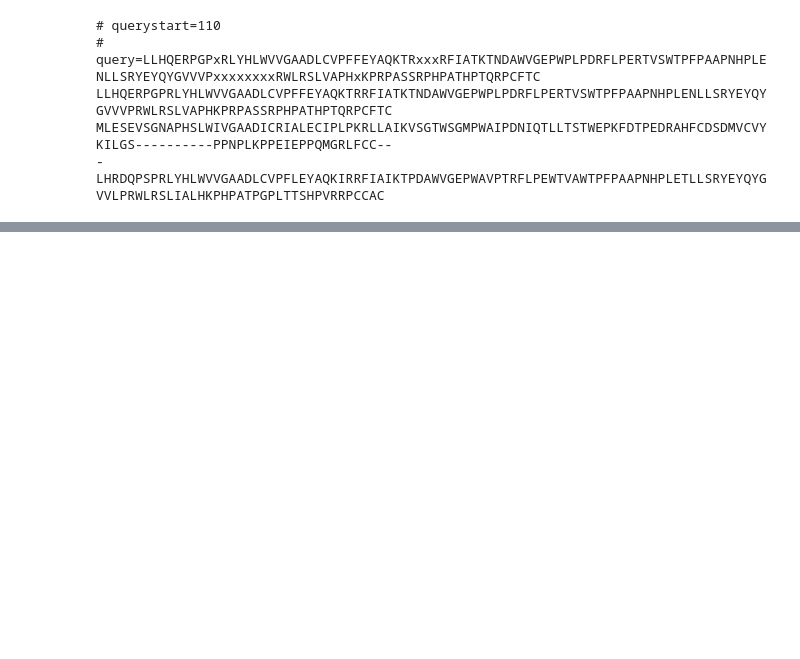
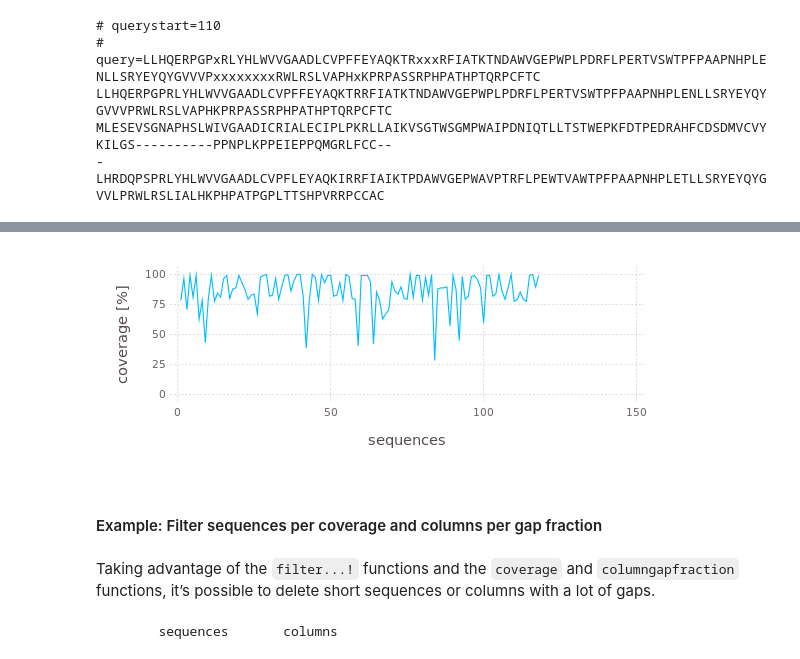
Before and after one commit to diegozea/MIToS.jl, a Jupyter notebook: docs/MSA.ipynb, the cells around one changed output, grey strips where cells are left out. Drawn from its saved outputs; the diff is of its cells as text; code cells hidden in the pictures; blank space fills up the shorter version.

```diff
--- a/docs/MSA.ipynb
+++ b/docs/MSA.ipynb
@@ -474,0 +607,26 @@ MLESEVSGNAPHSLWIVGAADICRIALECIPLPKRLLAIKVSGTWSGMPWAIPDNIQTLLTSTWEPKFDTPEDRAHFCDS
+# %%
+plot(   x = 1:nsequences(msa), # x is a range from 1 to the number of sequences
+        y = coverage(msa) .* 100, # y is a Vector{Float64} with the coverage of each sequence
+        Geom.line,
+        Guide.ylabel("coverage [%]"),
+        Guide.xlabel("sequences") )
+# %% [output]
+[figure, added]
+# %% [markdown]
+<a href="#"><i class="fa fa-arrow-up"></i></a>
+
+#### Example: Filter sequences per coverage and columns per gap fraction
+# %% [markdown]
+Taking advantage of the `filter...!` functions and the `coverage` and `columngapfraction` functions, it’s possible to delete short sequences or columns with a lot of gaps.
+# %%
+println("\tsequences\tcolumns")
+
+println( "Before:\t", nsequences(msa), "\t\t", ncolumns(msa)  )
+
+filtersequences!(msa, coverage(msa) .>= 0.9) # deletes sequences with less than 90% coverage of the MSA length
+
+filtercolumns!(msa, columngapfraction(msa) .<= 0.1) # deletes columns with more than 10% of gaps
+
+println( "After:\t", nsequences(msa), "\t\t",  ncolumns(msa)  )
+# %% [output]
+        sequences       columns
```
Also changed, not shown: parts of 50 cells of this notebook, 18 other files.
